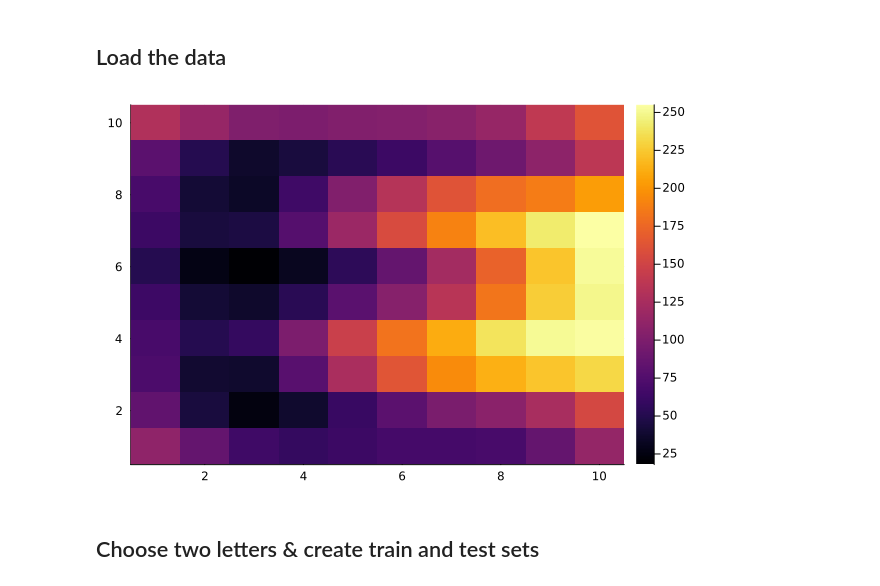
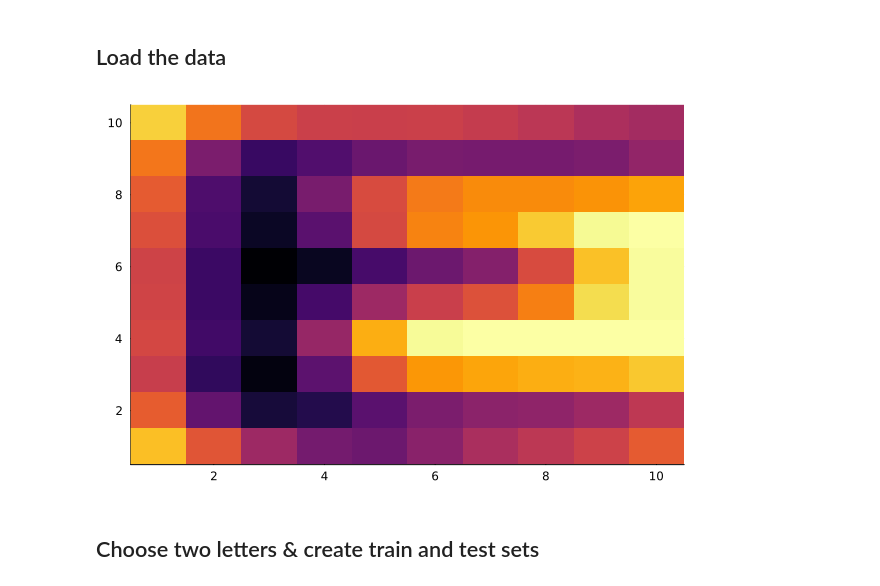
Before and after one commit to B0B36JUL-FinalProjects-2022/Projekt_korladia, a Jupyter notebook: examples/example.ipynb, the cells around one changed output. Saved outputs shown, nothing was run; the diff lists cells and outputs as text; code cells hidden in the pictures.

```diff
--- a/examples/example.ipynb
+++ b/examples/example.ipynb
@@ -7,10 +7,10 @@ using Plots
 # %%
 labels, images = get_data("../data/data_alphabet.npz")
 r = images[:,:,labels .== 0x04]
-p = Plots.heatmap(reverse(r[:,:,4], dims=1))
+p = Plots.heatmap(reverse(r[:,:,6], dims=1),legend = :none)
 display(p)
 # %% [output]
-[figure, old version]
+[figure, new version]
 # %% [markdown]
 ## Choose two letters & create train and test sets
 # %%
```
Also changed, not shown: parts of 1 cell of this notebook, 1 other file.
